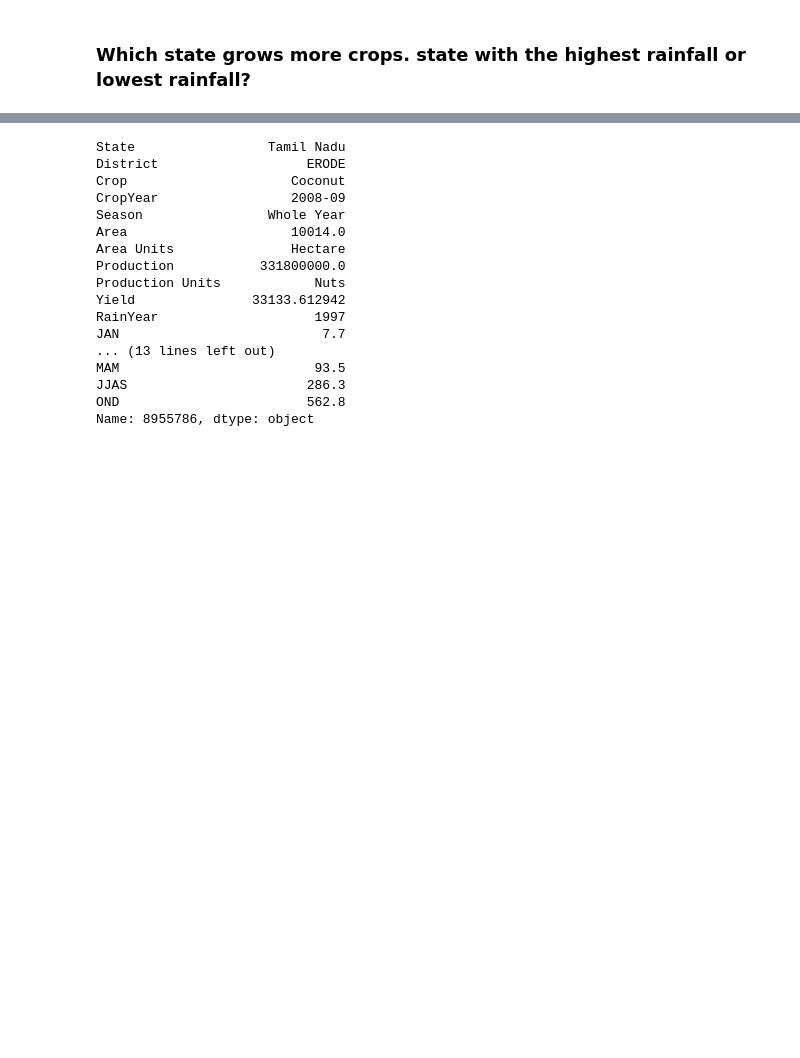
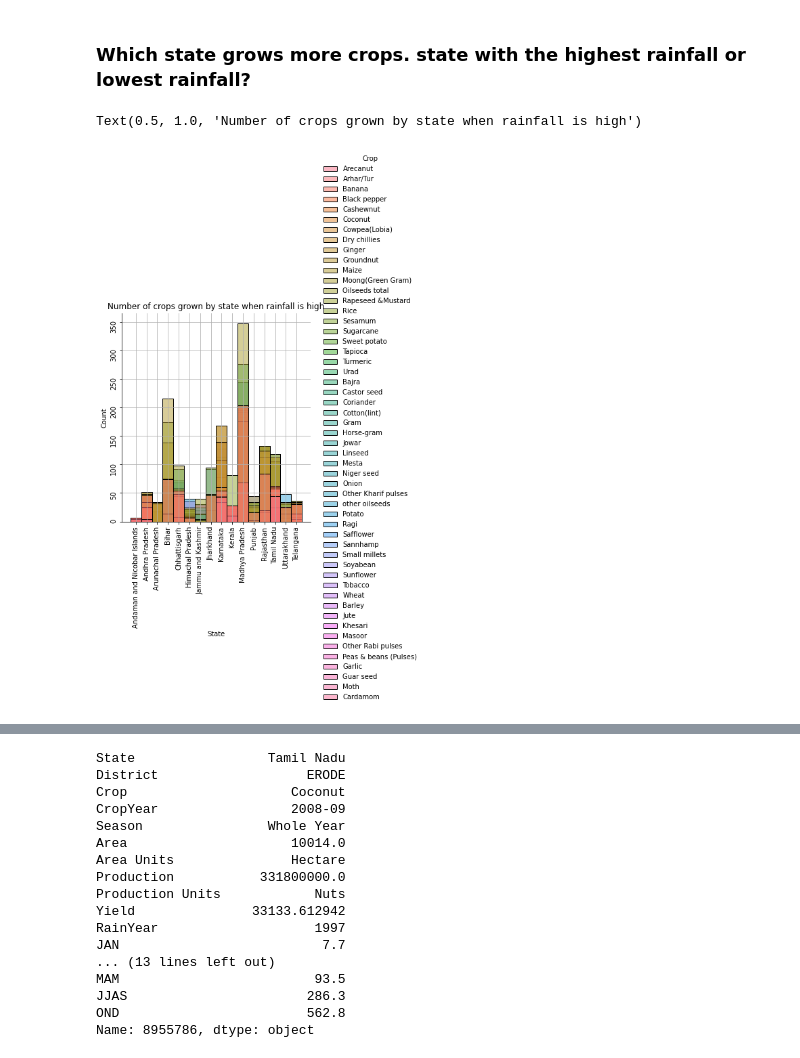
Before and after one commit to PoojaLaveti/Data601, a Jupyter notebook: FinalProject/FinalProject.ipynb, the cells around one changed output, grey strips where cells are left out. Saved outputs shown, nothing was run; the diff lists cells and outputs as text; code cells hidden in the pictures; blank space fills up the shorter version.

```diff
--- a/FinalProject/FinalProject.ipynb
+++ b/FinalProject/FinalProject.ipynb
@@ -320,0 +280,9 @@ plot
+# %%
+statecrops_minrain=a.loc[((a['RainYear'] == 2013) & (a['CropYear'] == '2013-14'))]
+plot= sns.displot(data=statecrops_minrain, x="State", hue = 'Crop')
+plot.ax.grid()
+plot.ax.tick_params(labelrotation = 90)
+plot.ax.set_title('Number of crops grown by state when rainfall is high')
+# %% [output]
+Text(0.5, 1.0, 'Number of crops grown by state when rainfall is high')
+[figure, added]
```
Also changed, not shown: parts of 17 cells of this notebook.
